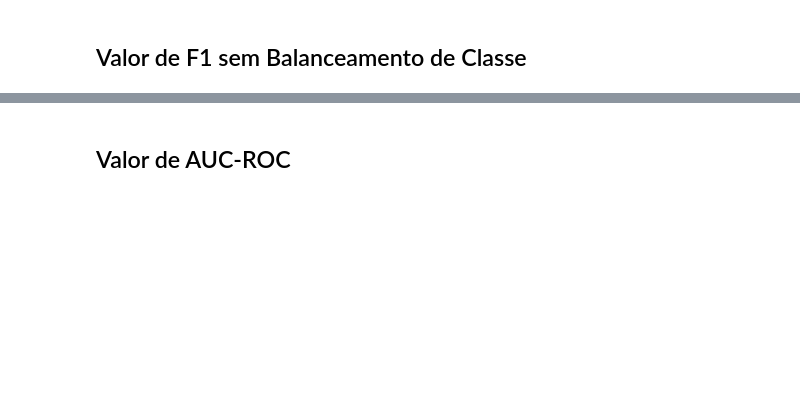
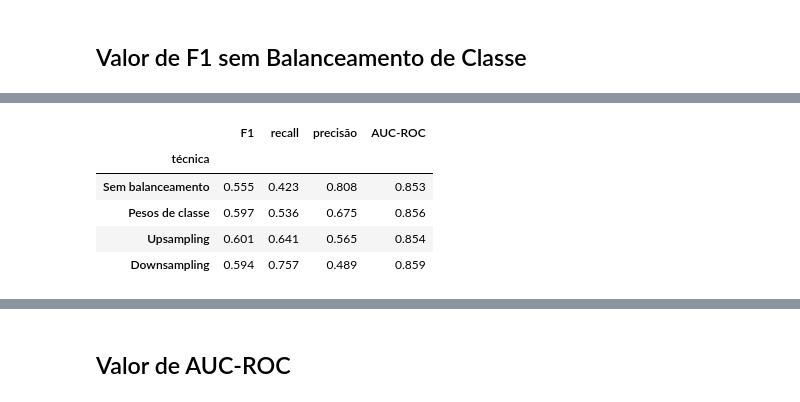
Before and after one commit to gabrieldeoliver1/Projetos, a Jupyter notebook: Projeto_08/8.modelo_de_previsao_se_um_cliente_deixara_o_banco_em_breve.ipynb, the cells around one changed output, grey strips where cells are left out. Saved outputs shown, nothing was run; the diff lists cells and outputs as text; code cells hidden in the pictures; blank space fills up the shorter version.

```diff
--- a/Projeto_08/8.modelo_de_previsao_se_um_cliente_deixara_o_banco_em_breve.ipynb
+++ b/Projeto_08/8.modelo_de_previsao_se_um_cliente_deixara_o_banco_em_breve.ipynb
@@ -541,11 +548,2 @@ n_estimators = 10 foi o queteve melhor acurácia
 # %% [markdown]
 ## Valor de F1 sem Balanceamento de Classe
-# %%
-# Cria um classificador de floresta aleatória com um estado aleatório fixo, profundidade máxima de 8 e 10 estimadores
-model = RandomForestClassifier(random_state=123456, max_depth=8, n_estimators=10)
-
-# Treina o modelo usando as características e alvos do conjunto de treino
-model.fit(features_train, target_train)
-
-# Faz previsões no conjunto de validação usando o modelo treinado
-model_valid = model.predict(features_valid)
@@ -694,0 +580,42 @@ Acurácia de 85% sem o balanceamento de classe, e 84% com o balanceamento de cla
+# %%
+def upsample(features, target, repeat):
+    features_zeros, features_ones = features[target == 0], features[target == 1]
+    target_zeros, target_ones = target[target == 0], target[target == 1]
+    features_up = pd.concat([features_zeros] + [features_ones] * repeat)
+    target_up = pd.concat([target_zeros] + [target_ones] * repeat)
+    return shuffle(features_up, target_up, random_state=12345)
+
+
+def downsample(features, target, fraction):
+    features_zeros, features_ones = features[target == 0], features[target == 1]
+    target_zeros, target_ones = target[target == 0], target[target == 1]
+    features_down = pd.concat([features_zeros.sample(frac=fraction, random_state=12345), features_ones])
+    target_down = pd.concat([target_zeros.sample(frac=fraction, random_state=12345), target_ones])
+    return shuffle(features_down, target_down, random_state=12345)
+
+
+proporcao = (target_train == 0).sum() / (target_train == 1).sum()  # Cerca de 4 clientes que ficam para cada um que sai
+tecnicas = {
+    "Sem balanceamento": (features_train, target_train, None),
+    "Pesos de classe": (features_train, target_train, "balanced"),
+    "Upsampling": (*upsample(features_train, target_train, round(proporcao)), None),
+    "Downsampling": (*downsample(features_train, target_train, 1 / proporcao), None),
+}
+comparacao, modelos = [], {}
+for nome, (X, y, pesos) in tecnicas.items():
+    modelo = RandomForestClassifier(random_state=12345, max_depth=MAX_DEPTH, n_estimators=N_ESTIMATORS,
+                                    class_weight=pesos, n_jobs=-1).fit(X, y)
+    modelos[nome] = modelo
+    previsto = modelo.predict(features_valid)
+    comparacao.append({"técnica": nome, "F1": f1_score(target_valid, previsto),
+                       "recall": recall_score(target_valid, previsto), "precisão": precision_score(target_valid, previsto),
+                       "AUC-ROC": roc_auc_score(target_valid, modelo.predict_proba(features_valid)[:, 1])})
+comparacao = pd.DataFrame(comparacao).set_index("técnica").round(3)
+comparacao
+# %% [output]
+|  | F1 | recall | precisão | AUC-ROC |
+| técnica |  |  |  |  |
+| Sem balanceamento | 0.555 | 0.423 | 0.808 | 0.853 |
+| Pesos de classe | 0.597 | 0.536 | 0.675 | 0.856 |
+| Upsampling | 0.601 | 0.641 | 0.565 | 0.854 |
+| Downsampling | 0.594 | 0.757 | 0.489 | 0.859 |
```
Also changed, not shown: parts of 62 cells of this notebook, 1 other file.
